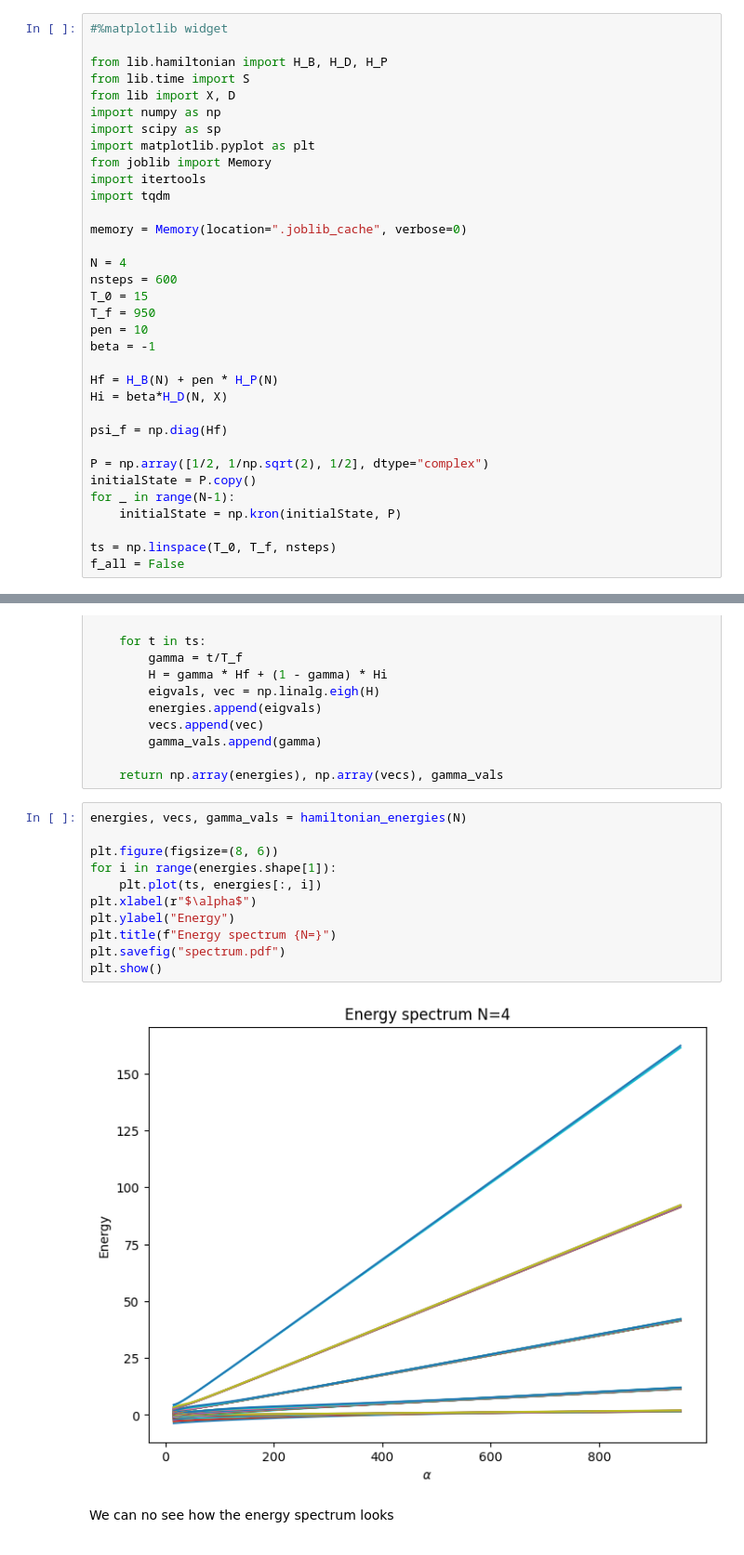
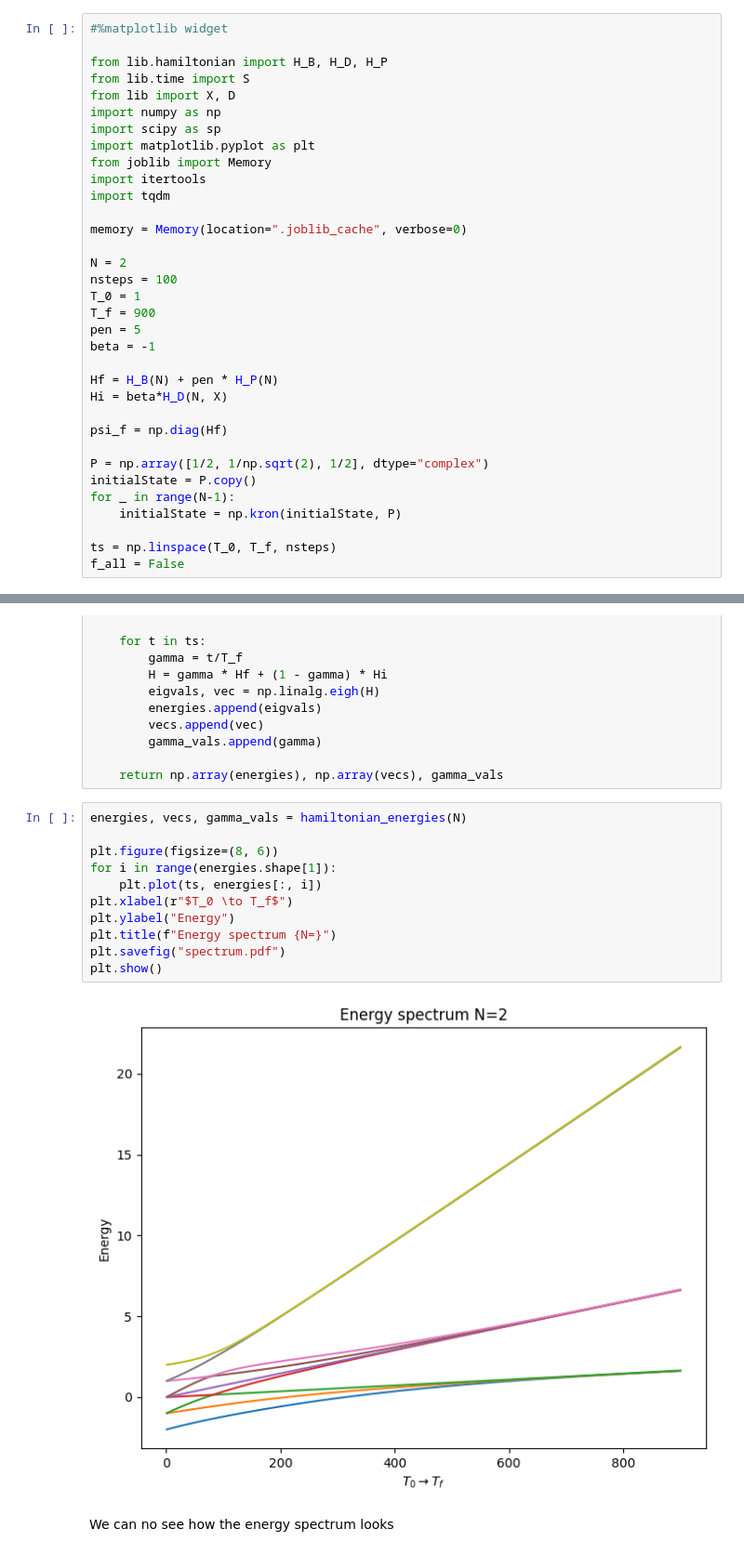
Before and after one commit to Secretmud/zermelos-navigation-problem, a Jupyter notebook: src/yves_method.ipynb, the cells around one changed output, grey strips where cells are left out. Shown at 93% size. Saved outputs shown, nothing was run; the diff lists cells and outputs as text.

```diff
--- a/src/yves_method.ipynb
+++ b/src/yves_method.ipynb
@@ -13,11 +13,11 @@ import tqdm
 
 memory = Memory(location=".joblib_cache", verbose=0)
 
-N = 4
-nsteps = 600
-T_0 = 15
-T_f = 950
-pen = 10
+N = 2
+nsteps = 100
+T_0 = 1
+T_f = 900
+pen = 5
 beta = -1
 
 Hf = H_B(N) + pen * H_P(N)
@@ -72,16 +72,16 @@ def hamiltonian_energies(N):
 # %%
 energies, vecs, gamma_vals = hamiltonian_energies(N)
 
 plt.figure(figsize=(8, 6))
 for i in range(energies.shape[1]):
     plt.plot(ts, energies[:, i])
-plt.xlabel(r"$\alpha$")
+plt.xlabel(r"$T_0 \to T_f$")
 plt.ylabel("Energy")
 plt.title(f"Energy spectrum {N=}")
 plt.savefig("spectrum.pdf")
 plt.show()
 # %% [output]
-[figure, old version]
+[figure, new version]
 # %% [markdown]
 We can no see how the energy spectrum looks
 # %%
```
Also changed, not shown: parts of 6 cells of this notebook, 2 other files.
